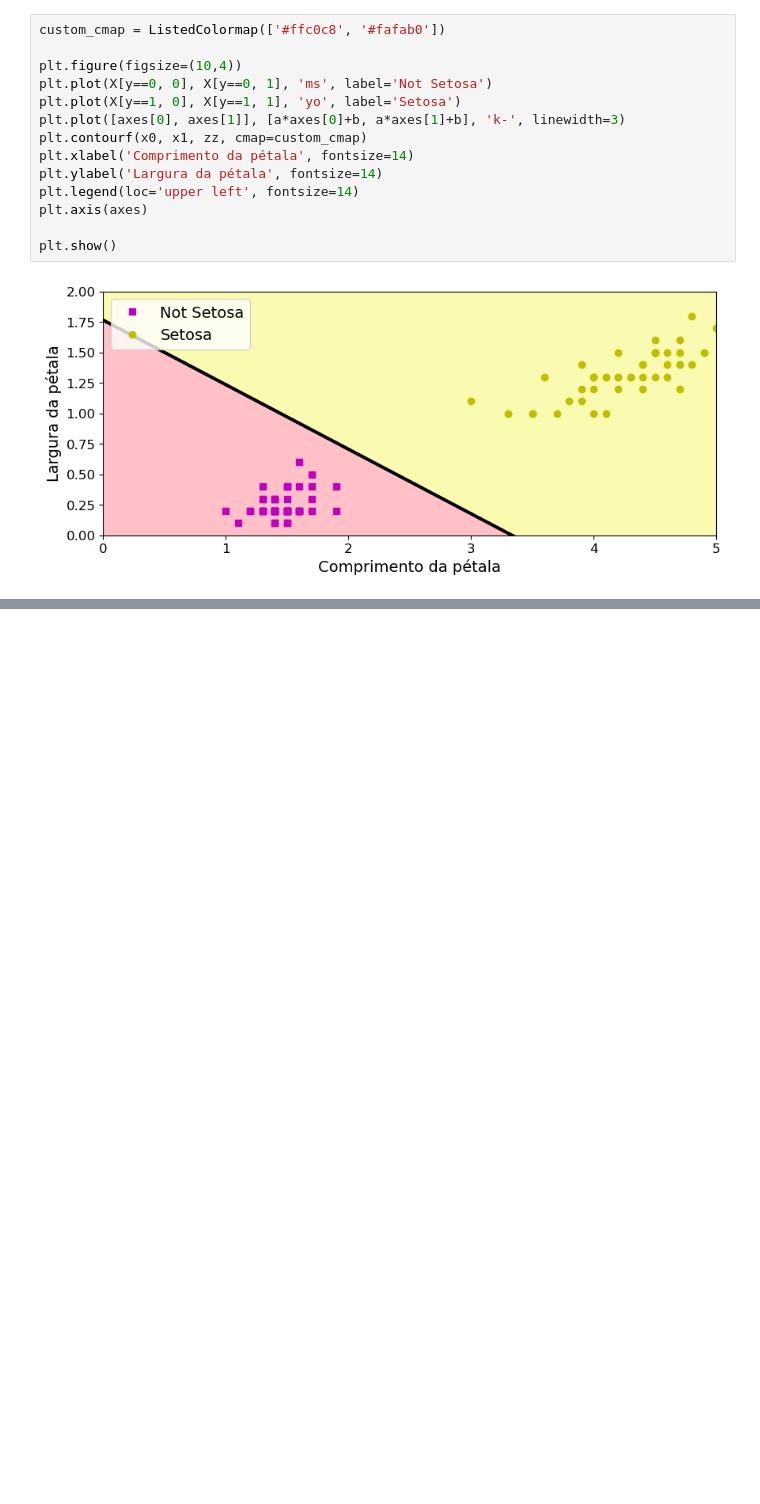
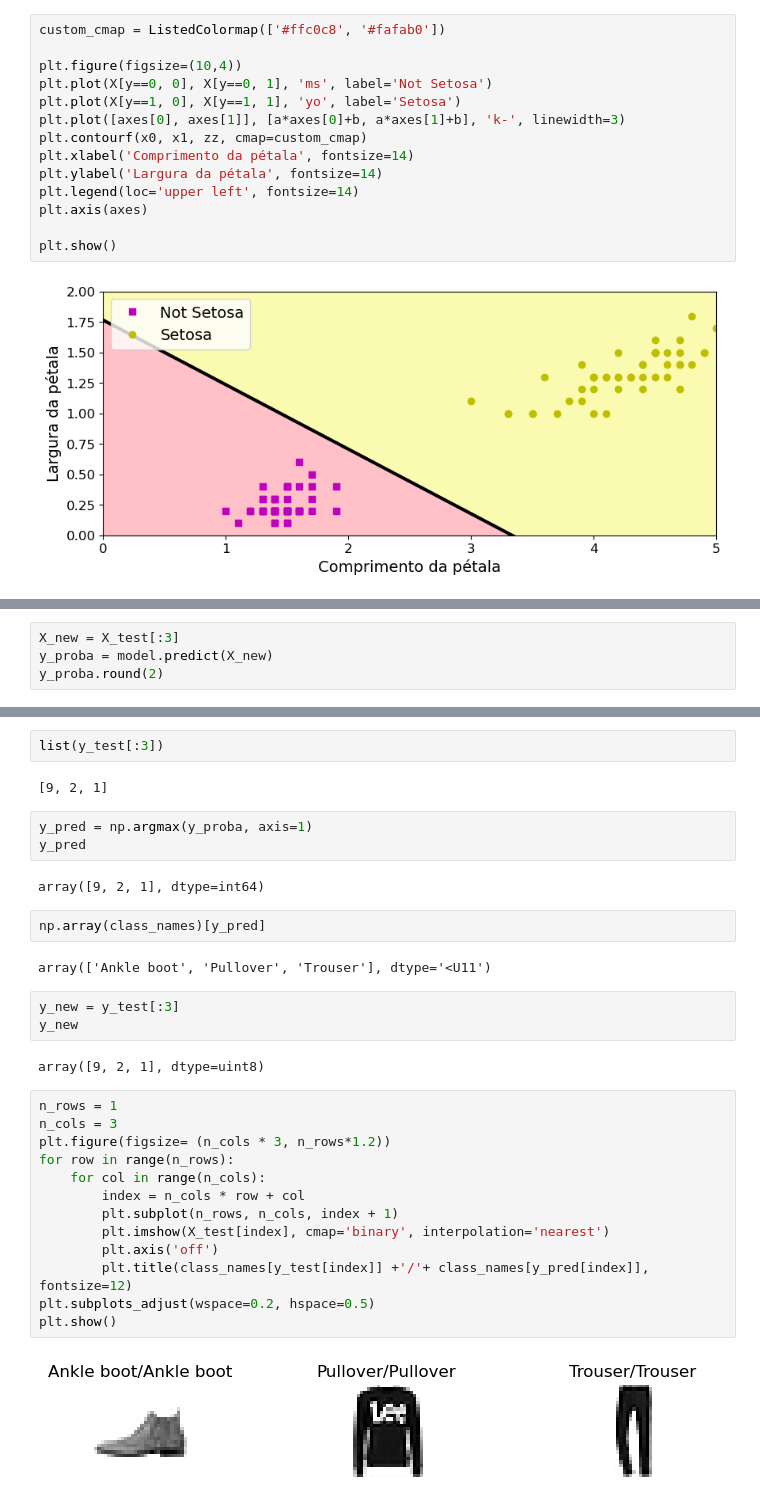
Before and after one commit to CarineMS/UFV, a Jupyter notebook: ELT574/Semana_03/ELT574_U3A.ipynb, the cells around one changed output, grey strips where cells are left out. Drawn from its saved outputs; the diff is of its cells as text; blank space fills up the shorter version.

```diff
--- a/ELT574/Semana_03/ELT574_U3A.ipynb
+++ b/ELT574/Semana_03/ELT574_U3A.ipynb
@@ -93,0 +316,4 @@ plt.show()
+# %%
+X_new = X_test[:3]
+y_proba = model.predict(X_new)
+y_proba.round(2)
@@ -93,0 +326,33 @@ plt.show()
+# %%
+list(y_test[:3])
+# %% [output]
+[9, 2, 1]
+# %%
+y_pred = np.argmax(y_proba, axis=1)
+y_pred
+# %% [output]
+array([9, 2, 1], dtype=int64)
+# %%
+np.array(class_names)[y_pred]
+# %% [output]
+array(['Ankle boot', 'Pullover', 'Trouser'], dtype='<U11')
+# %%
+y_new = y_test[:3]
+y_new
+# %% [output]
+array([9, 2, 1], dtype=uint8)
+# %%
+n_rows = 1
+n_cols = 3
+plt.figure(figsize= (n_cols * 3, n_rows*1.2))
+for row in range(n_rows):
+    for col in range(n_cols):
+        index = n_cols * row + col
+        plt.subplot(n_rows, n_cols, index + 1)
+        plt.imshow(X_test[index], cmap='binary', interpolation='nearest')
+        plt.axis('off')
+        plt.title(class_names[y_test[index]] +'/'+ class_names[y_pred[index]], fontsize=12)
+plt.subplots_adjust(wspace=0.2, hspace=0.5)
+plt.show()
+# %% [output]
+[figure, added]
```
Also changed, not shown: parts of 33 cells of this notebook.
